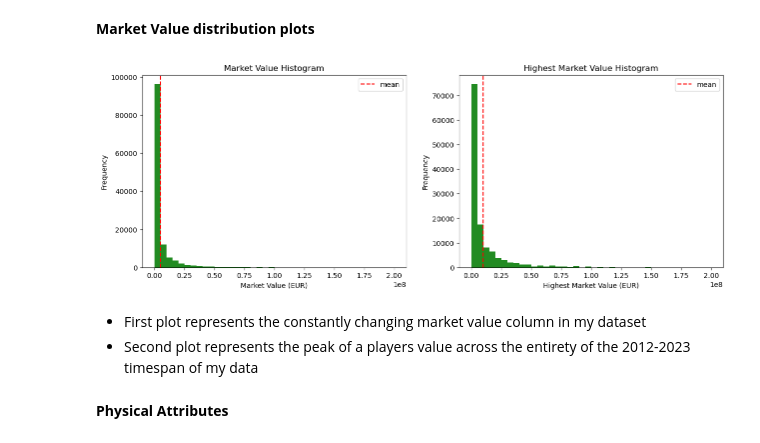
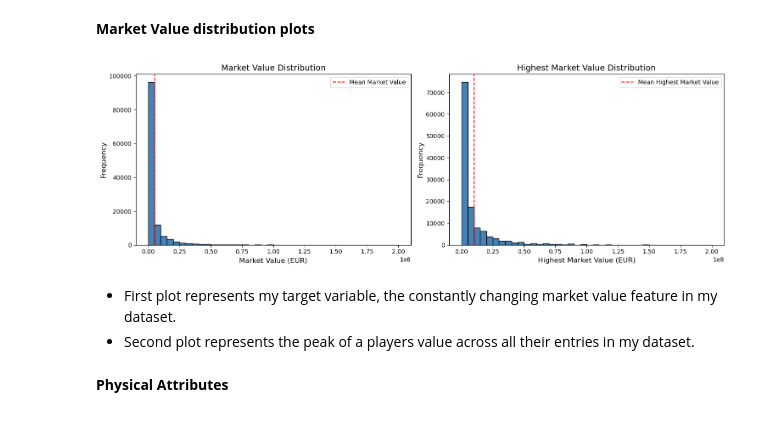
Before and after one commit to MohamedFarah12/The-Potential-Of-Football-Transfer-Valuations---Capstone-Project, a Jupyter notebook: notebooks/02-Exploratory Data Analysis.ipynb, the cells around one changed output. Saved outputs shown, nothing was run; the diff lists cells and outputs as text; code cells hidden in the pictures.

```diff
--- a/notebooks/02-Exploratory Data Analysis.ipynb
+++ b/notebooks/02-Exploratory Data Analysis.ipynb
@@ -29,33 +31,37 @@ This is the graph that represents the total number of datapoints in my dataset.
 **Market Value distribution plots**
 # %%
 
-# make a subplot frame
-plt.subplots(1,2, figsize=(15, 5))
+#create a 1x2 subplot grid
+plt.subplots(1, 2, figsize=(15, 5))
 
-#Market value
+# Market Value
 plt.subplot(1, 2, 1)
-plt.hist(fdf3["market_value"], bins=40,color="forestgreen")
-plt.axvline(fdf3["market_value"].mean(), color="red", linestyle="--", label="mean")
-plt.xlabel("Market Value (EUR)")
-plt.ylabel("Frequency")
-plt.title("Market Value Histogram")
+plt.hist(fdf3["market_value"], bins=40, color="steelblue", edgecolor="black")
+plt.axvline(fdf3["market_value"].mean(), color="red", linestyle="--", label="Mean Market Value")
+plt.xlabel("Market Value (EUR)", fontsize=12)
+plt.ylabel("Frequency", fontsize=12)
+plt.title("Market Value Distribution", fontsize=14)
 plt.legend()
 
-#Highest market value
+# Highest Market Value
 plt.subplot(1, 2, 2)
-plt.hist(fdf3["highest_ever_market_value"], bins=40,color="forestgreen")
-plt.axvline(fdf3["highest_ever_market_value"].mean(), color="red", linestyle="--", label="mean")
-plt.xlabel("Highest Market Value (EUR)")
-plt.ylabel("Frequency")
-plt.title("Highest Market Value Histogram")
+plt.hist(fdf3["highest_ever_market_value"], bins=40, color="steelblue", edgecolor="black")
+plt.axvline(fdf3["highest_ever_market_value"].mean(), color="red", linestyle="--", label="Mean Highest Market Value")
+plt.xlabel("Highest Market Value (EUR)", fontsize=12)
+plt.ylabel("Frequency", fontsize=12)
+plt.title("Highest Market Value Distribution", fontsize=14)
 plt.legend()
 
+# Adjust layout to prevent clipping of titles
+plt.tight_layout()
+
+# Show the subplots
 plt.show()
 # %% [output]
-[figure, old version]
+[figure, new version]
 # %% [markdown]
-* First plot represents the constantly changing market value column in my dataset
-* Second plot represents the peak of a players value across the entirety of the 2012-2023 timespan of my data
+* First plot represents my target variable, the constantly changing market value feature in my dataset.
+* Second plot represents the peak of a players value across all their entries in my dataset.
 # %% [markdown]
 **Physical Attributes**
 # %%
```
Also changed, not shown: parts of 30 cells of this notebook, 4 other files.
